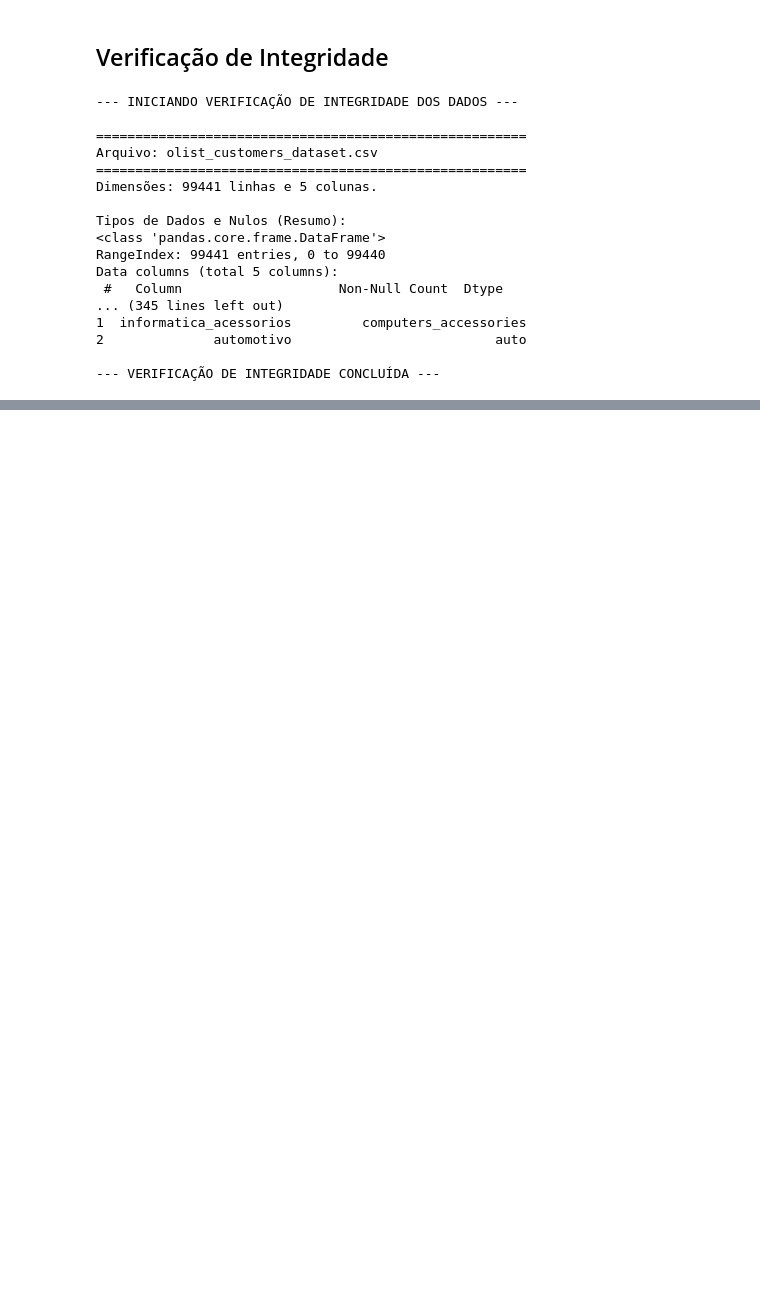
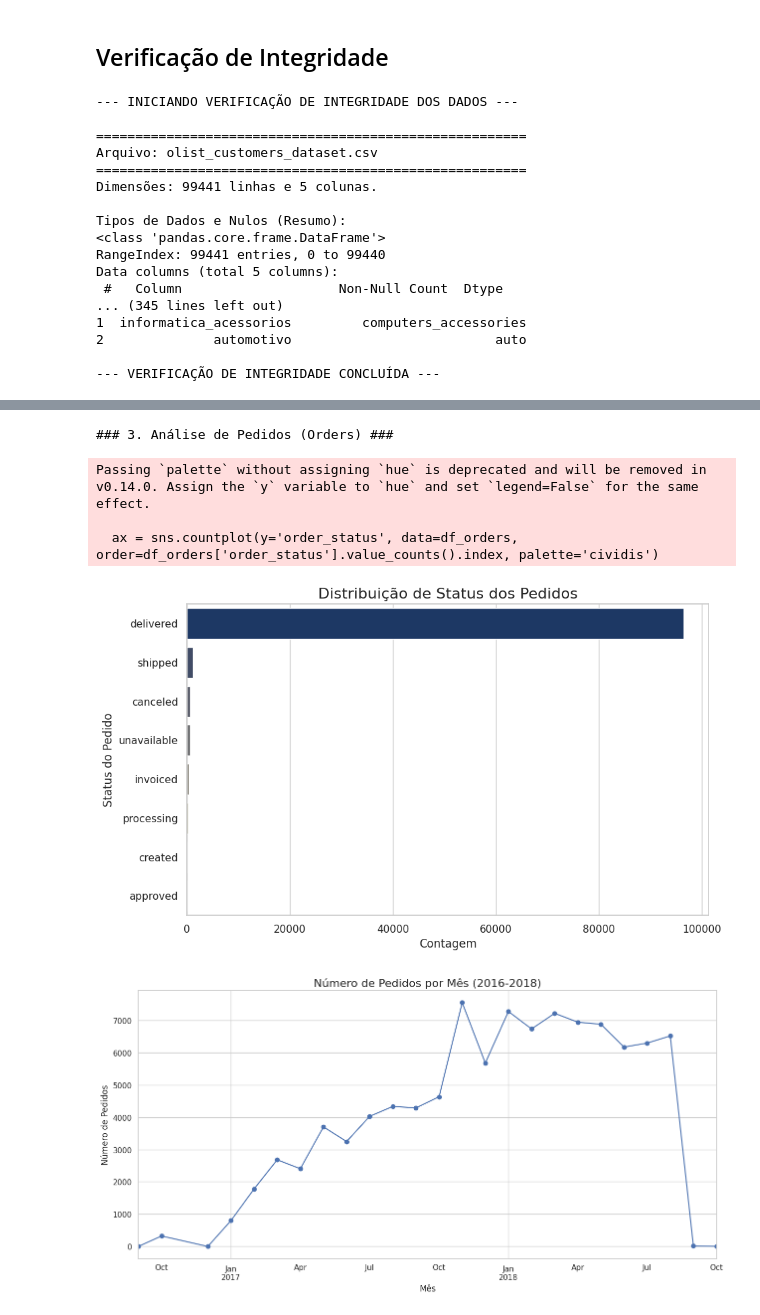
Before and after one commit to neocrz/olist-data-analysis, a Jupyter notebook: notebooks/01-data-understanding.ipynb, the cells around one changed output, grey strips where cells are left out. Cells and saved outputs as stored; diff of their text form; code cells hidden in the pictures; blank space fills up the shorter version.

```diff
--- a/notebooks/01-data-understanding.ipynb
+++ b/notebooks/01-data-understanding.ipynb
@@ -126,0 +293,30 @@ Iremos considerar a média de todas as coordenadas de determinado CEP para repre
+# %%
+print("\n### 3. Análise de Pedidos (Orders) ###")
+
+# status dos pedidos
+plt.figure(figsize=(10, 6))
+ax = sns.countplot(y='order_status', data=df_orders, order=df_orders['order_status'].value_counts().index, palette='cividis')
+ax.set_title('Distribuição de Status dos Pedidos', fontsize=16)
+ax.set_xlabel('Contagem', fontsize=12)
+ax.set_ylabel('Status do Pedido', fontsize=12)
+plt.show()
+
+# Vendas por Mês - Extraindo o mês e ano da data de compra
+df_orders['purchase_month'] = df_orders['order_purchase_timestamp'].dt.to_period('M')
+
+monthly_orders = df_orders['purchase_month'].value_counts().sort_index()
+
+plt.figure(figsize=(15, 7))
+monthly_orders.plot(kind='line', marker='o')
+plt.title('Número de Pedidos por Mês (2016-2018)', fontsize=16)
+plt.xlabel('Mês', fontsize=12)
+plt.ylabel('Número de Pedidos', fontsize=12)
+plt.grid(True)
+plt.show()
+# %% [output]
+### 3. Análise de Pedidos (Orders) ###
+Passing `palette` without assigning `hue` is deprecated and will be removed in v0.14.0. Assign the `y` variable to `hue` and set `legend=False` for the same effect.
+
+  ax = sns.countplot(y='order_status', data=df_orders, order=df_orders['order_status'].value_counts().index, palette='cividis')
+[figure, added]
+[figure, added]
```
Also changed, not shown: parts of 10 cells of this notebook.
